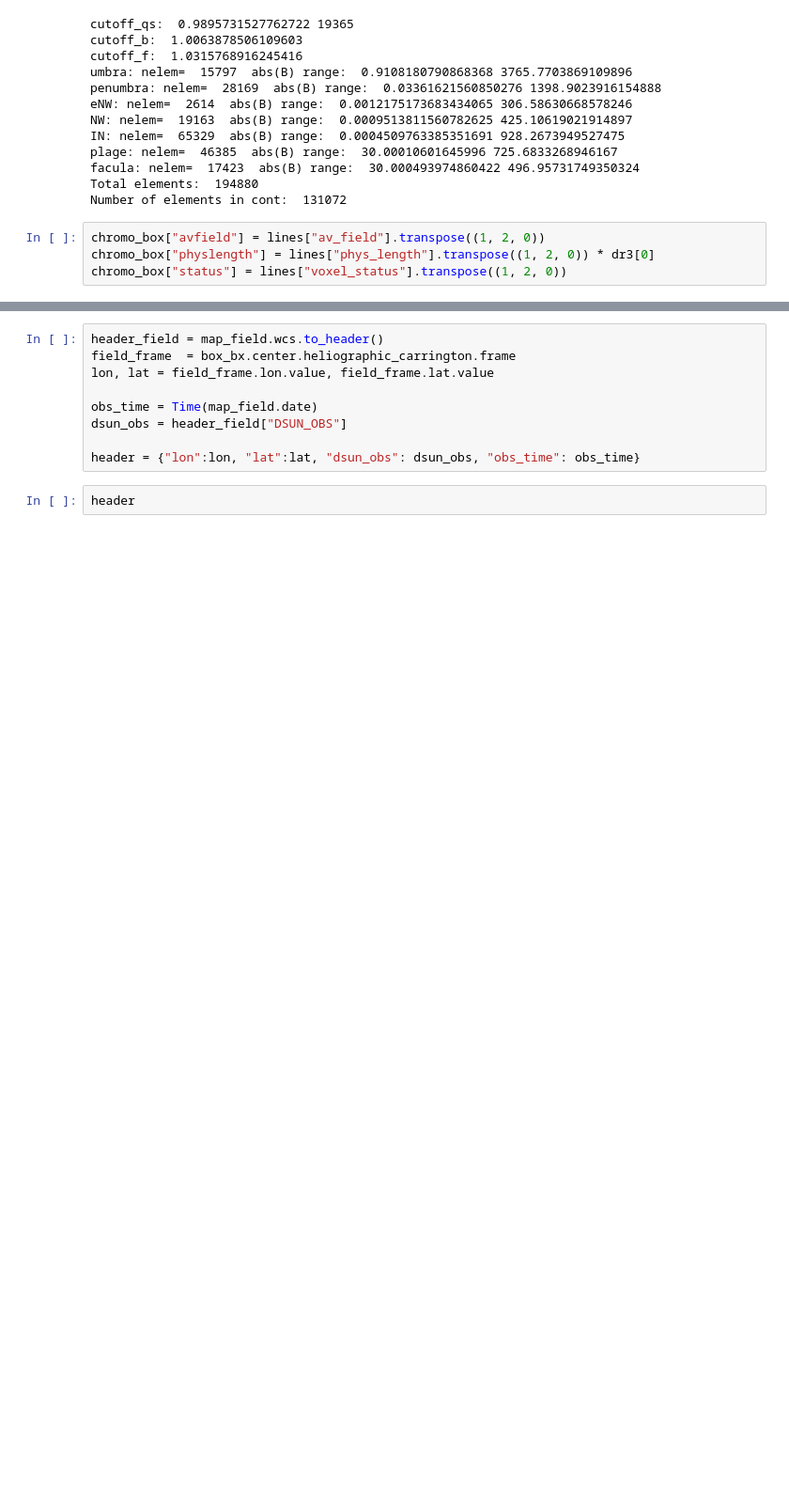
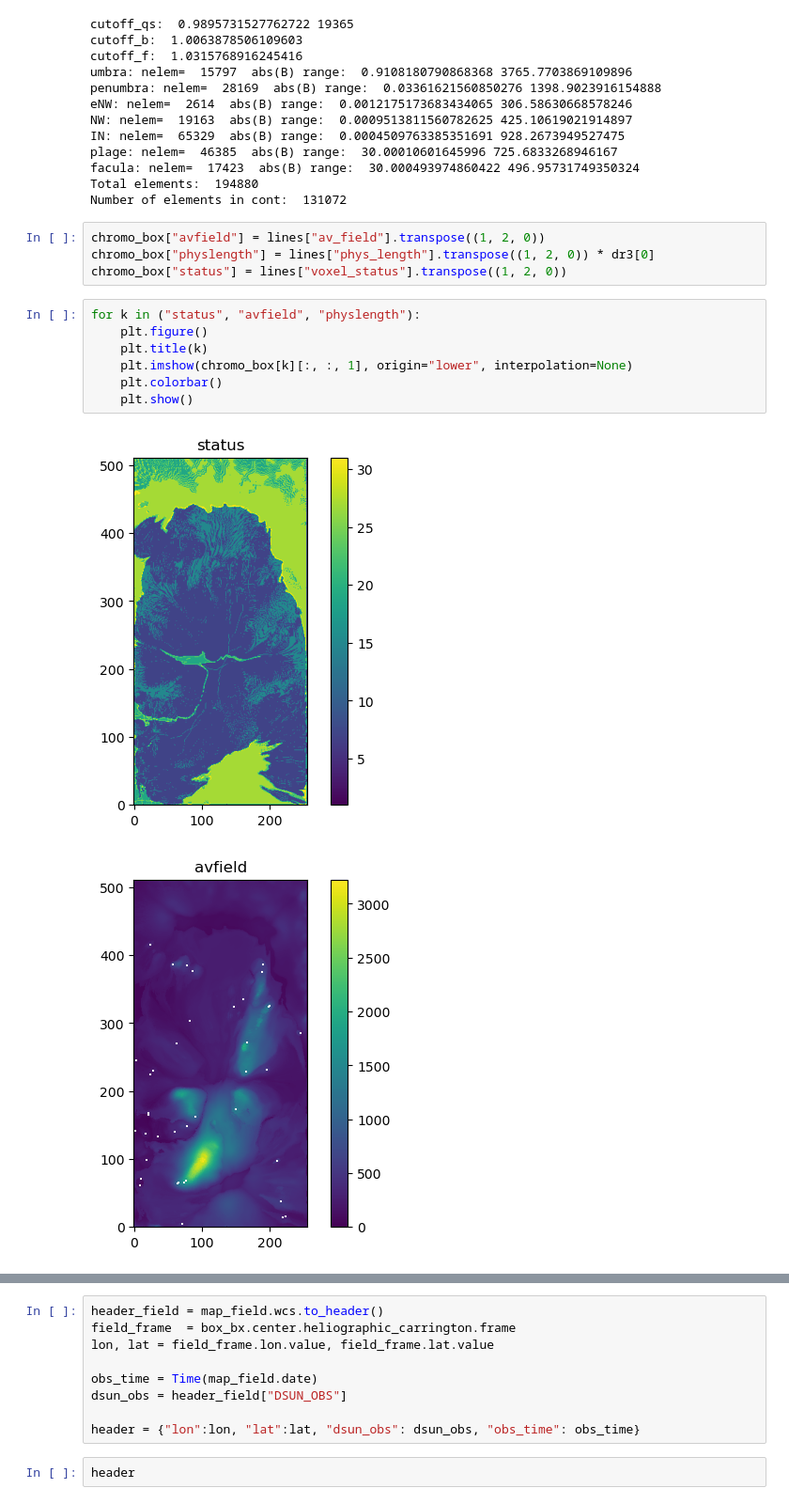
Before and after one commit to suncast-org/pyAMPP-0, a Jupyter notebook: 01_dl_build_box.ipynb, the cells around one changed output, grey strips where cells are left out. Shown at 94% size. Saved outputs shown, nothing was run; the diff lists cells and outputs as text; blank space fills up the shorter version.

```diff
--- a/01_dl_build_box.ipynb
+++ b/01_dl_build_box.ipynb
@@ -272,3 +282,13 @@ Number of elements in cont:  131072
 chromo_box["avfield"] = lines["av_field"].transpose((1, 2, 0))
 chromo_box["physlength"] = lines["phys_length"].transpose((1, 2, 0)) * dr3[0]
 chromo_box["status"] = lines["voxel_status"].transpose((1, 2, 0))
+# %%
+for k in ("status", "avfield", "physlength"):
+    plt.figure()
+    plt.title(k)
+    plt.imshow(chromo_box[k][:, :, 1], origin="lower", interpolation=None)
+    plt.colorbar()
+    plt.show()
+# %% [output]
+[figure, added]
+[figure, added]
```
Also changed, not shown: parts of 10 cells of this notebook, 2 other files.
